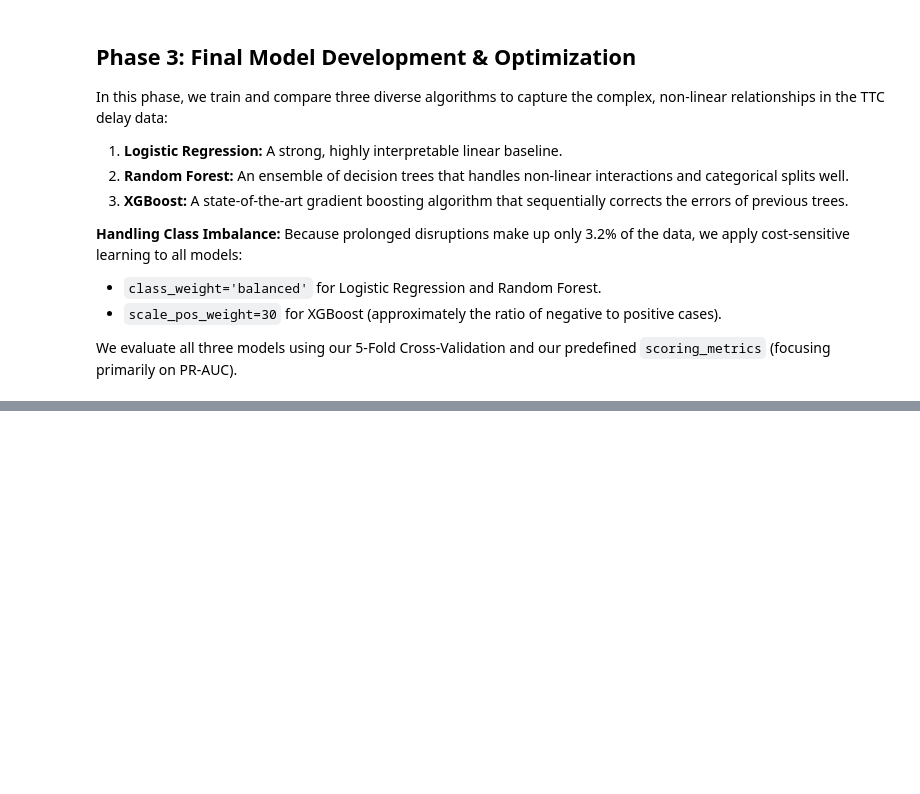
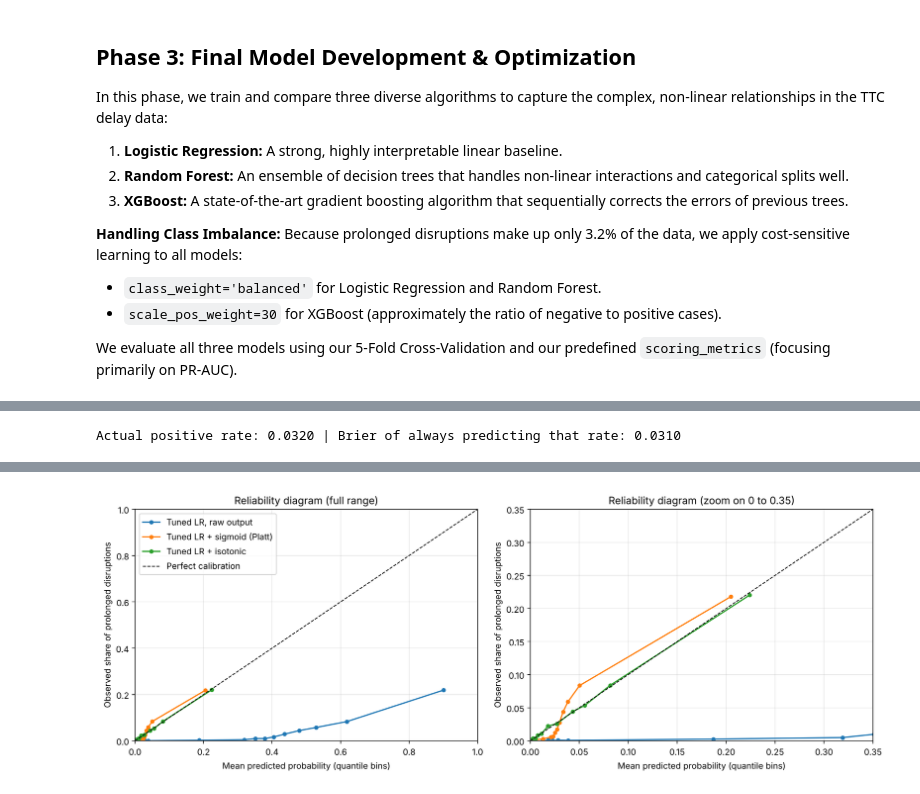
Before and after one commit to azahra4/TTC_EDA_Project, a Jupyter notebook: TTC_Delay_Modeling.ipynb, the cells around one changed output, grey strips where cells are left out. Cells and saved outputs as stored; diff of their text form; code cells hidden in the pictures; blank space fills up the shorter version.

```diff
--- a/TTC_Delay_Modeling.ipynb
+++ b/TTC_Delay_Modeling.ipynb
@@ -460,0 +808,44 @@ The dataset contains extreme outliers (e.g., a 716-minute delay). While we kept
+# %%
+from sklearn.calibration import CalibratedClassifierCV, calibration_curve
+
+best_lr = searches["Logistic Regression"].best_estimator_
+
+calibration_candidates = {
+    "Tuned LR, raw output": clone(best_lr),
+    "Tuned LR + sigmoid (Platt)": CalibratedClassifierCV(clone(best_lr), method="sigmoid", cv=5),
+    "Tuned LR + isotonic": CalibratedClassifierCV(clone(best_lr), method="isotonic", cv=5),
+}
+
+oof = {}
+rows = []
+for name, model in calibration_candidates.items():
+    p = oof_proba(model)
+    oof[name] = p
+    thr, f2_best, prec_best, rec_best = best_f2_threshold(y_train, p)
+    rows.append({"Model": name,
+                 "PR-AUC (OOF)": average_precision_score(y_train, p),
+                 "ROC-AUC (OOF)": roc_auc_score(y_train, p),
+                 "Brier": brier_score_loss(y_train, p),
+                 "Mean predicted prob.": p.mean(),
+                 "Best F2": f2_best, "Threshold": thr,
+                 "Precision": prec_best, "Recall": rec_best})
+calibration_df = pd.DataFrame(rows).set_index("Model")
+print(f"Actual positive rate: {y_train.mean():.4f} | "
+      f"Brier of always predicting that rate: {brier_score_loss(y_train, np.full(len(y_train), y_train.mean())):.4f}")
+display(calibration_df.round(4))
+
+fig, axes = plt.subplots(1, 2, figsize=(13, 4.8))
+for ax, (lo, hi, title) in zip(axes, [(0, 1, "Reliability diagram (full range)"),
+                                     (0, 0.35, "Reliability diagram (zoom on 0 to 0.35)")]):
+    for name, p in oof.items():
+        frac_pos, mean_pred = calibration_curve(y_train, p, n_bins=15, strategy="quantile")
+        ax.plot(mean_pred, frac_pos, marker="o", ms=4, label=name)
+    ax.plot([0, 1], [0, 1], "k--", lw=1, label="Perfect calibration")
+    ax.set_xlim(lo, hi); ax.set_ylim(lo, hi)
+    ax.set_xlabel("Mean predicted probability (quantile bins)")
+    ax.set_ylabel("Observed share of prolonged disruptions")
+    ax.set_title(title); ax.grid(alpha=0.3)
+axes[0].legend(loc="upper left")
+plt.tight_layout(); plt.show()
+# %% [output]
+Actual positive rate: 0.0320 | Brier of always predicting that rate: 0.0310
@@ -460,0 +857 @@ The dataset contains extreme outliers (e.g., a 716-minute delay). While we kept
+[figure, added]
```
Also changed, not shown: parts of 40 cells of this notebook, 2 other files.
